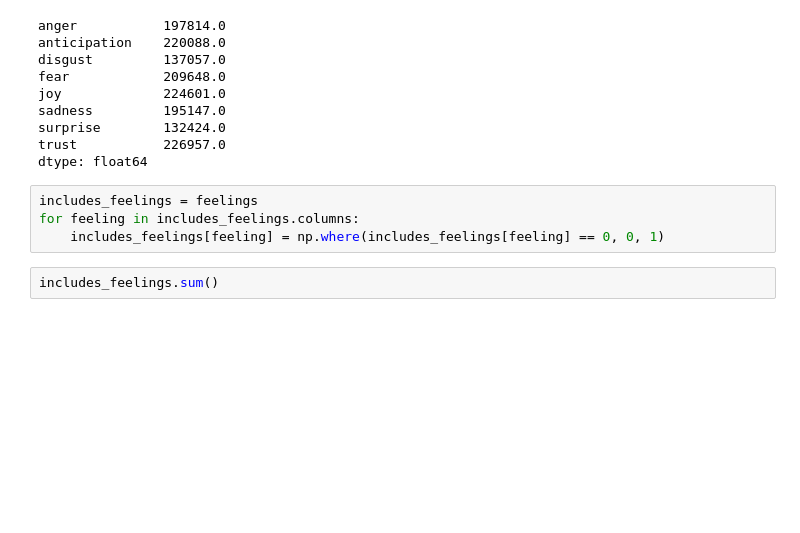
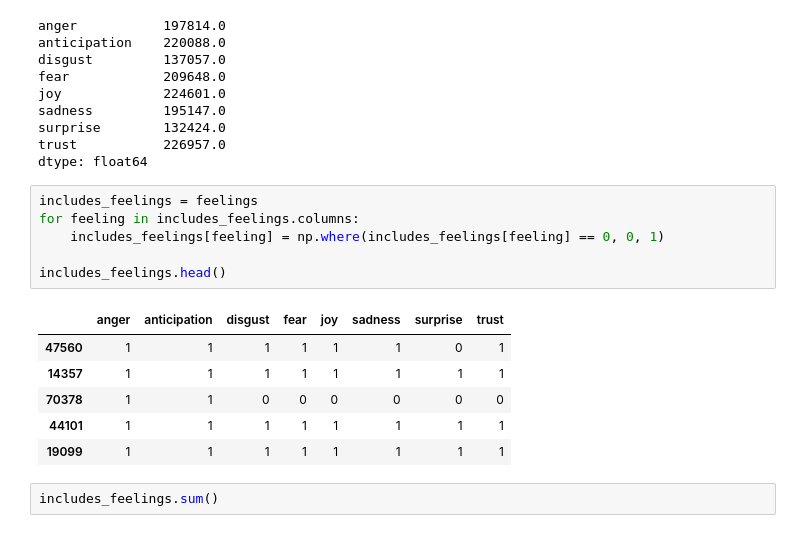
Before and after one commit to MaxiTrien/spotify-data-science-project, a Jupyter notebook: spotify-songs-eda-subset-data.ipynb, the cells around one changed output. Saved outputs shown, nothing was run; the diff lists cells and outputs as text; blank space fills up the shorter version.

```diff
--- a/spotify-songs-eda-subset-data.ipynb
+++ b/spotify-songs-eda-subset-data.ipynb
@@ -103,7 +112,16 @@ dtype: float64
 # %%
 includes_feelings = feelings
 for feeling in includes_feelings.columns:
     includes_feelings[feeling] = np.where(includes_feelings[feeling] == 0, 0, 1)
+
+includes_feelings.head()
+# %% [output]
+|  | anger | anticipation | disgust | fear | joy | sadness | surprise | trust |
+| 47560 | 1 | 1 | 1 | 1 | 1 | 1 | 0 | 1 |
+| 14357 | 1 | 1 | 1 | 1 | 1 | 1 | 1 | 1 |
+| 70378 | 1 | 1 | 0 | 0 | 0 | 0 | 0 | 0 |
+| 44101 | 1 | 1 | 1 | 1 | 1 | 1 | 1 | 1 |
+| 19099 | 1 | 1 | 1 | 1 | 1 | 1 | 1 | 1 |
 # %%
 includes_feelings.sum()
 # %% [output]
```
Also changed, not shown: parts of 3 cells of this notebook.
